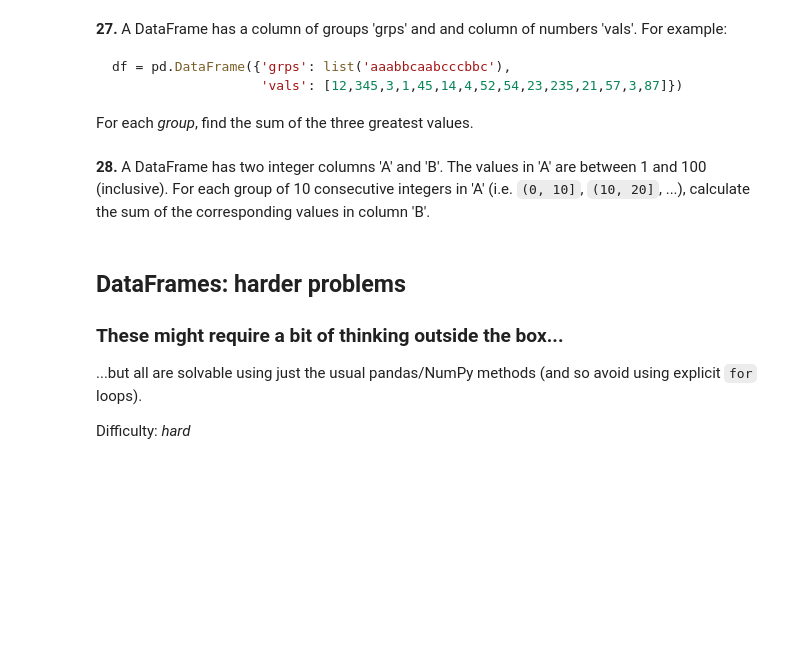
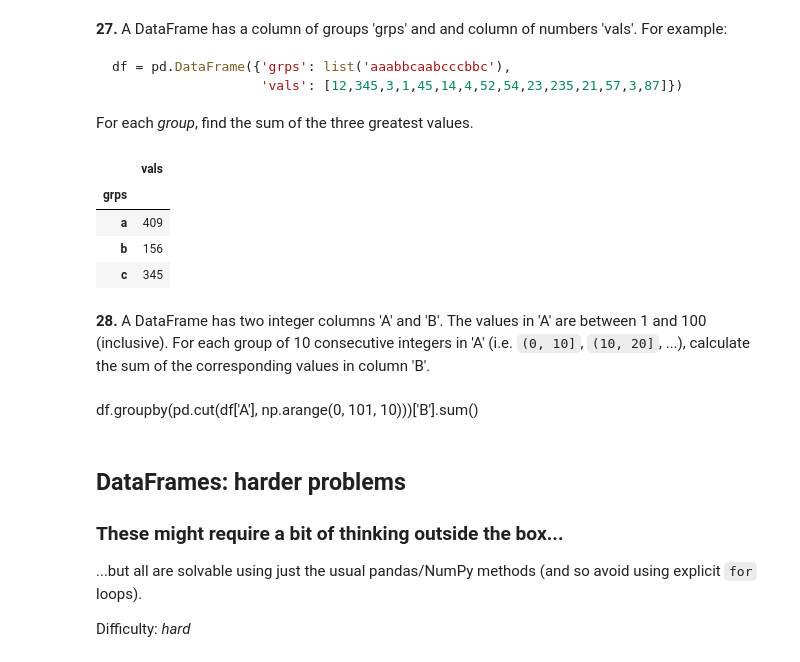
Before and after one commit to suicideBomber1/100-pandas-puzzles, a Jupyter notebook: 100-pandas-puzzles-suicideBomber1-solutions.ipynb, the cells around one changed output. Drawn from its saved outputs; the diff is of its cells as text; code cells hidden in the pictures; blank space fills up the shorter version.

Commit message:
Medium problems done

````diff
--- a/100-pandas-puzzles-suicideBomber1-solutions.ipynb
+++ b/100-pandas-puzzles-suicideBomber1-solutions.ipynb
@@ -384,8 +417,25 @@ df = pd.DataFrame({'grps': list('aaabbcaabcccbbc'),
                    'vals': [12,345,3,1,45,14,4,52,54,23,235,21,57,3,87]})
 ```
 For each *group*, find the sum of the three greatest values.
+# %%
+df = pd.DataFrame({'grps': list('aaabbcaabcccbbc'),
+                   'vals': [12,345,3,1,45,14,4,52,54,23,235,21,57,3,87]})
+# set_grps = df.grps.unique()
+df.sort_values(by='vals', ascending=False, inplace=True)
+df.groupby('grps').head(3).groupby('grps').sum() # 409, 156, 345
+# Below solution is a better way of doing this problem
+
+# df.groupby('grps')['vals'].nlargest(3).sum(level=0)
+# %% [output]
+|  | vals |
+| grps |  |
+| a | 409 |
+| b | 156 |
+| c | 345 |
 # %% [markdown]
 **28.** A DataFrame has two integer columns 'A' and 'B'. The values in 'A' are between 1 and 100 (inclusive). For each group of 10 consecutive integers in 'A' (i.e. `(0, 10]`, `(10, 20]`, ...), calculate the sum of the corresponding values in column 'B'.
+# %% [markdown]
+df.groupby(pd.cut(df['A'], np.arange(0, 101, 10)))['B'].sum()
 # %% [markdown]
 ## DataFrames: harder problems
 
````
Also changed, not shown: parts of 4 cells of this notebook.
